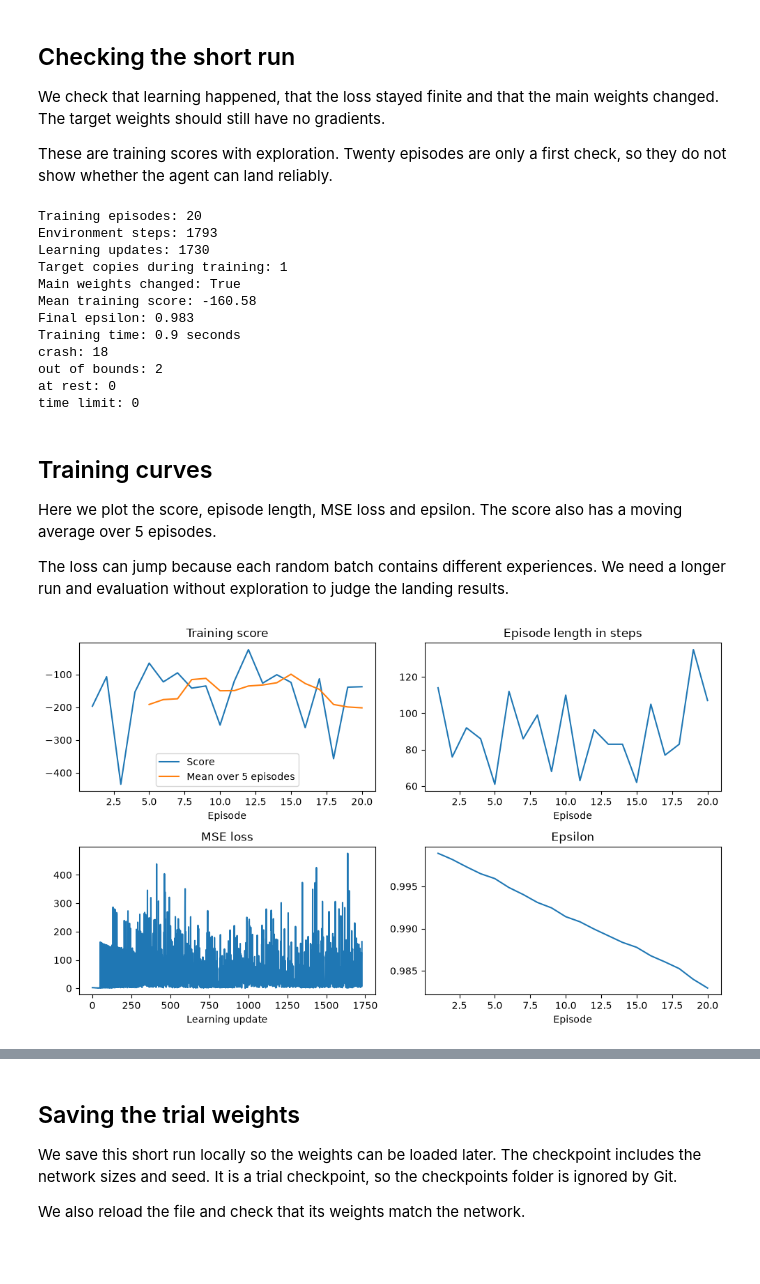
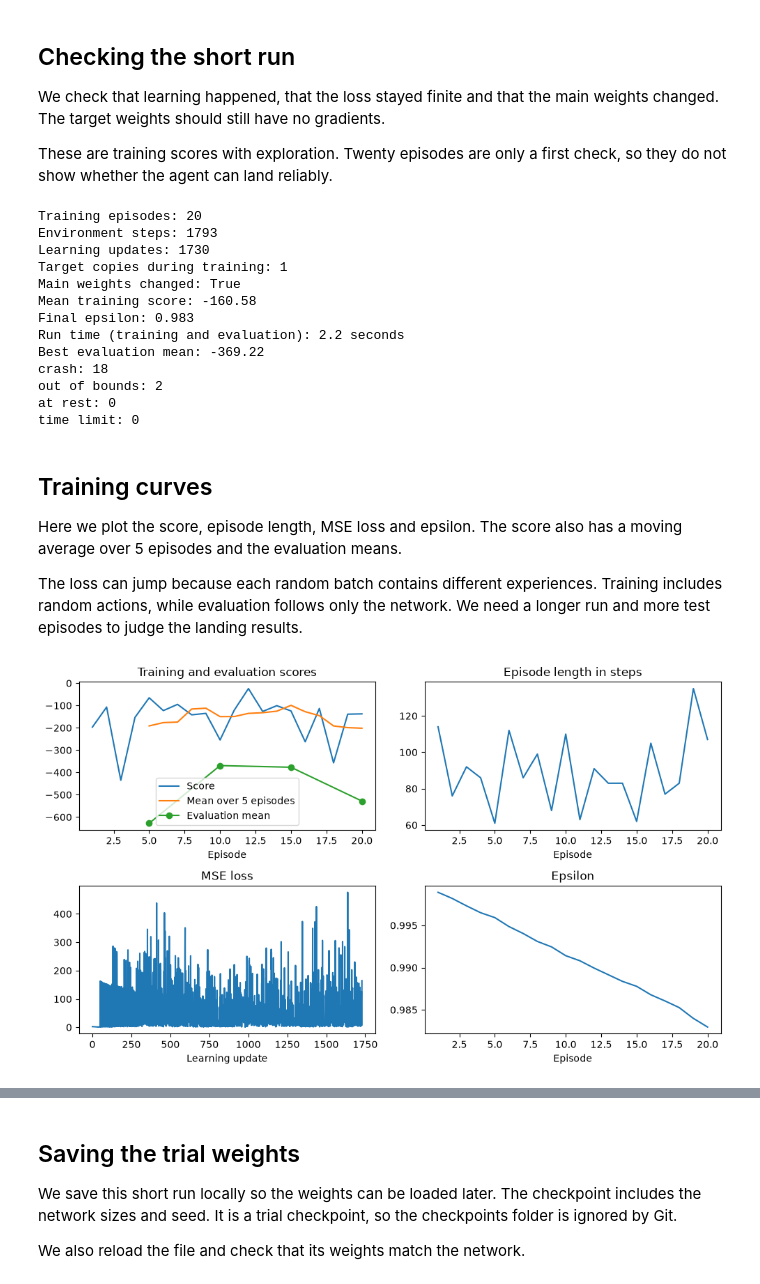
Before and after one commit to AlexandrG1209/starttrek, a Jupyter notebook: dqn.ipynb, the cells around one changed output, grey strips where cells are left out. Cells and saved outputs as stored; diff of their text form; code cells hidden in the pictures; blank space fills up the shorter version.

Commit message:
test dqn without exploration

```diff
--- a/dqn.ipynb
+++ b/dqn.ipynb
@@ -29,6 +29,9 @@ TARGET_UPDATE_EVERY = 1_000
 GAMMA = 0.99
 LEARNING_RATE = 1e-3
 TRAIN_EPISODES = 20
+EVAL_EVERY = 5
+EVAL_EPISODES = 5
+EVAL_SEED = 10_000
 
 torch.set_num_threads(1)
 random.seed(SEED)
@@ -482,6 +485,12 @@ training_epsilons = []
 training_endings = []
 total_steps = 0
 learning_steps = 0
+
+evaluation_episodes = []
+evaluation_means = []
+best_mean_score = -float("inf")
+Path("checkpoints").mkdir(exist_ok=True)
+best_model_path = Path("checkpoints/dqn_best.pt")
 # %% [markdown]
 ## Learning from a batch
 
@@ -552,10 +598,33 @@ try:
         training_epsilons.append(get_epsilon(total_steps))
         training_endings.append(reason)
         print(f"Episode {episode + 1}: score = {total_reward:.2f}, steps = {steps}, end = {reason}")
+
+        if (episode + 1) % EVAL_EVERY == 0 or episode + 1 == TRAIN_EPISODES:
+            test_scores = evaluate_model(q_network, EVAL_EPISODES, EVAL_SEED)
+            mean_score = float(np.mean(test_scores))
+            evaluation_episodes.append(episode + 1)
+            evaluation_means.append(mean_score)
+            print(f"Evaluation after episode {episode + 1}: mean score = {mean_score:.2f}")
+
+            if mean_score > best_mean_score:
+                best_mean_score = mean_score
+                torch.save({
+                    "model_state_dict": q_network.state_dict(),
+                    "state_size": int(state_size),
+                    "action_size": int(action_size),
+                    "hidden_size": HIDDEN_SIZE,
+                    "seed": SEED,
+                    "episodes": episode + 1,
+                    "training_steps": total_steps,
+                    "evaluation_seed": EVAL_SEED,
+                    "evaluation_episodes": EVAL_EPISODES,
+                    "mean_score": mean_score,
+                }, best_model_path)
+                print("Best model saved:", best_model_path)
 finally:
     env.close()
 
-training_seconds = time.perf_counter() - training_start
+run_seconds = time.perf_counter() - training_start
 # %% [output]
 Episode 1: score = -196.76, steps = 114, end = crash
 Episode 2: score = -106.95, steps = 76, end = crash
@@ -600,7 +666,8 @@ print("Target copies during training:", learning_steps // TARGET_UPDATE_EVERY)
 print("Main weights changed:", weights_changed)
 print(f"Mean training score: {np.mean(training_scores):.2f}")
 print(f"Final epsilon: {get_epsilon(total_steps):.3f}")
-print(f"Training time: {training_seconds:.1f} seconds")
+print(f"Run time (training and evaluation): {run_seconds:.1f} seconds")
+print(f"Best evaluation mean: {best_mean_score:.2f}")
 for reason in ["crash", "out of bounds", "at rest", "time limit"]:
     print(f"{reason}: {training_endings.count(reason)}")
 # %% [output]
@@ -611,7 +678,8 @@ Target copies during training: 1
 Main weights changed: True
 Mean training score: -160.58
 Final epsilon: 0.983
-Training time: 0.9 seconds
+Run time (training and evaluation): 2.2 seconds
+Best evaluation mean: -369.22
 crash: 18
 out of bounds: 2
 at rest: 0
@@ -619,29 +687,30 @@ time limit: 0
 # %% [markdown]
 ## Training curves
 
-Here we plot the score, episode length, MSE loss and epsilon. The score also has a moving average over 5 episodes.
+Here we plot the score, episode length, MSE loss and epsilon. The score also has a moving average over 5 episodes and the evaluation means.
 
-The loss can jump because each random batch contains different experiences. We need a longer run and evaluation without exploration to judge the landing results.
+The loss can jump because each random batch contains different experiences. Training includes random actions, while evaluation follows only the network. We need a longer run and more test episodes to judge the landing results.
 # %%
 episodes = np.arange(1, len(training_scores) + 1)
 window = min(5, len(training_scores))
 moving_average = np.convolve(training_scores, np.ones(window) / window, mode="valid")
 
 fig, axes = plt.subplots(2, 2, figsize=(10, 6))
 axes[0, 0].plot(episodes, training_scores, label="Score")
 axes[0, 0].plot(episodes[window - 1:], moving_average, label=f"Mean over {window} episodes")
-axes[0, 0].set_title("Training score")
+axes[0, 0].plot(evaluation_episodes, evaluation_means, "o-", label="Evaluation mean")
+axes[0, 0].set_title("Training and evaluation scores")
 axes[0, 0].legend()
 axes[0, 1].plot(episodes, training_lengths)
 axes[0, 1].set_title("Episode length in steps")
 axes[1, 0].plot(training_losses)
 axes[1, 0].set_title("MSE loss")
 axes[1, 0].set_xlabel("Learning update")
 axes[1, 1].plot(episodes, training_epsilons)
 axes[1, 1].set_title("Epsilon")
 for ax in [axes[0, 0], axes[0, 1], axes[1, 1]]:
     ax.set_xlabel("Episode")
 plt.tight_layout()
 plt.show()
 # %% [output]
-[figure, old version]
+[figure, new version]
```
Also changed, not shown: parts of 8 cells of this notebook, 1 other file.
